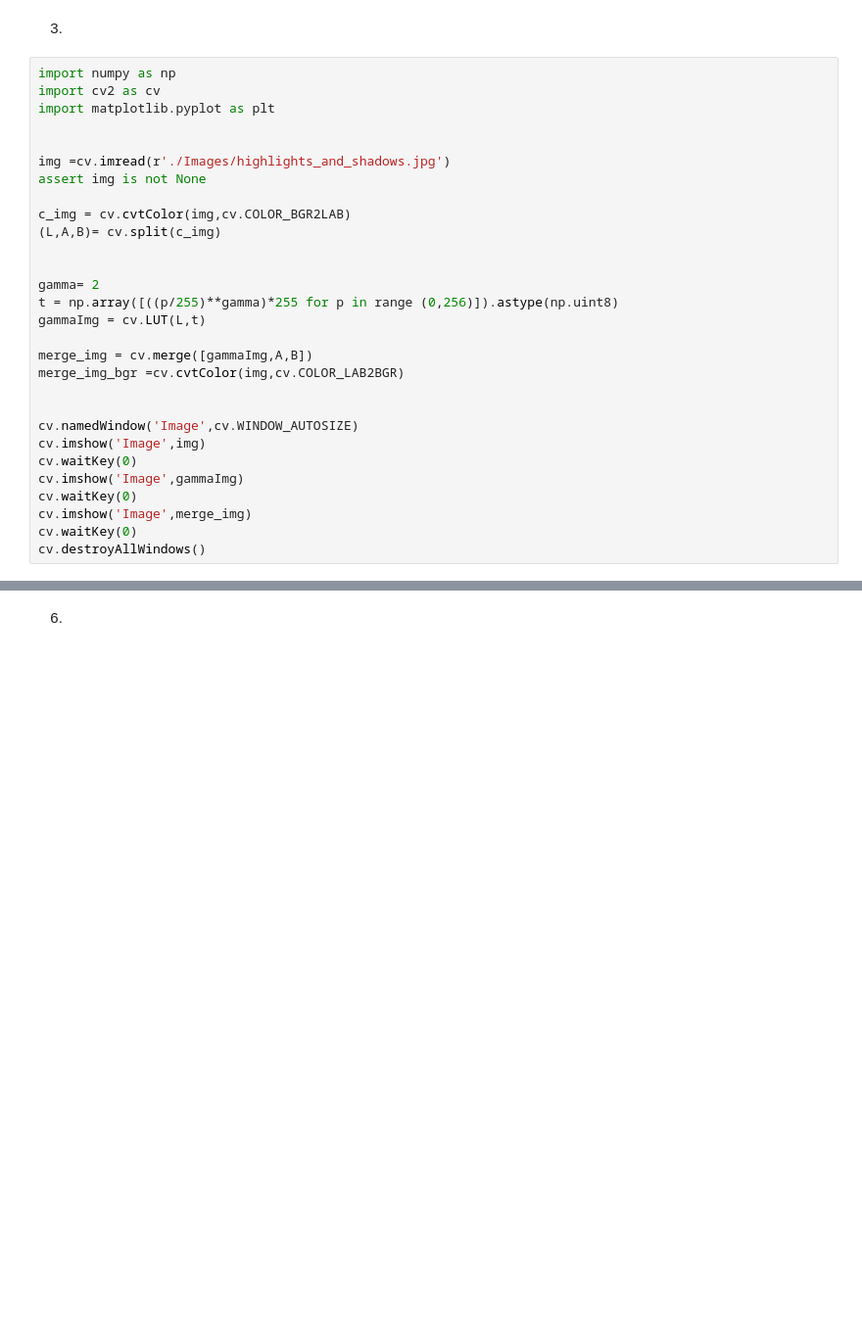
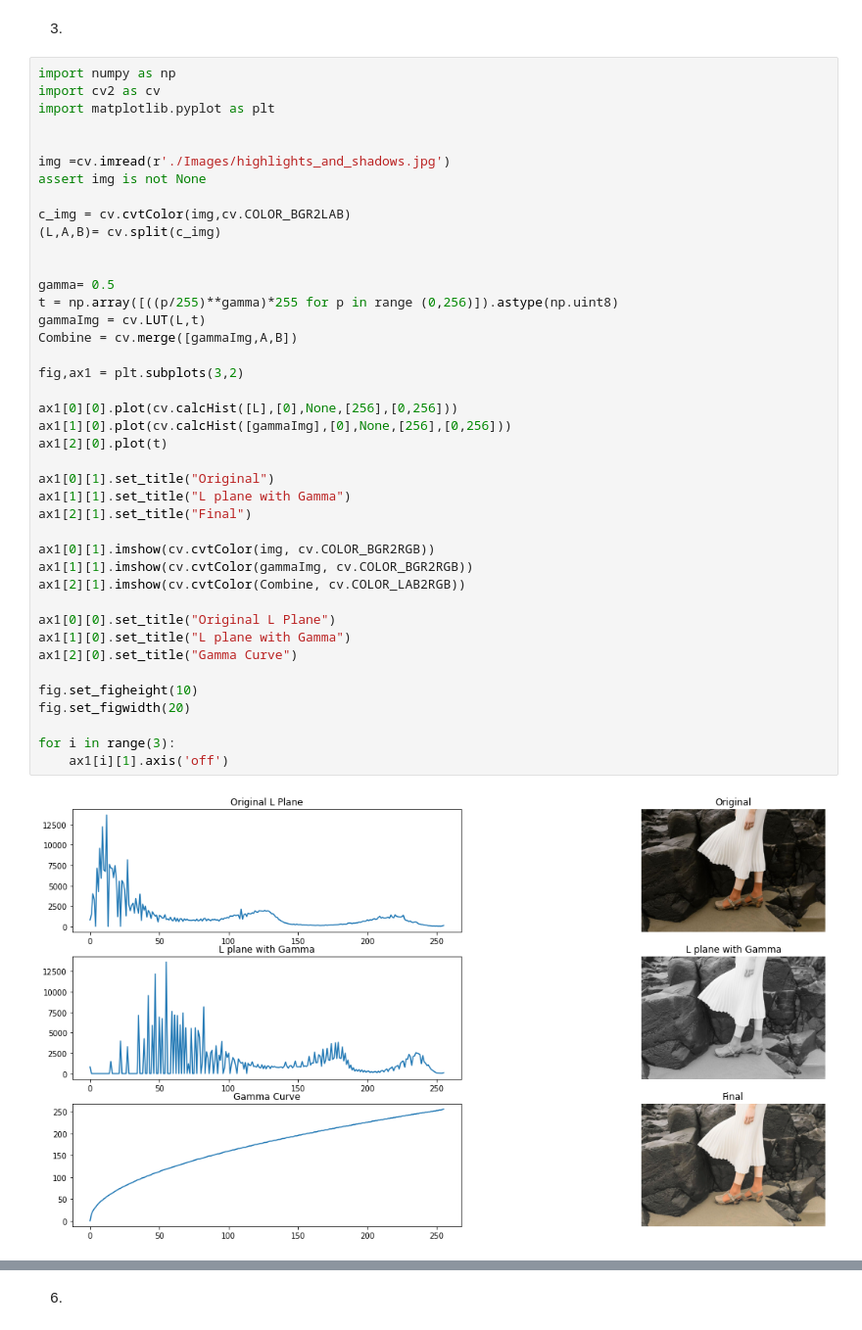
Before and after one commit to Maleeshas/Assignment_Image_Processing_EN2550, a Jupyter notebook: Assignment_01_190595J.ipynb, the cells around one changed output, grey strips where cells are left out. Shown at 98% size. Drawn from its saved outputs; the diff is of its cells as text; blank space fills up the shorter version.

```diff
--- a/Assignment_01_190595J.ipynb
+++ b/Assignment_01_190595J.ipynb
@@ -137,29 +94,43 @@ plt.show()
 # %%
 import numpy as np
 import cv2 as cv
 import matplotlib.pyplot as plt
 
 
 img =cv.imread(r'./Images/highlights_and_shadows.jpg')
 assert img is not None
 
 c_img = cv.cvtColor(img,cv.COLOR_BGR2LAB)
 (L,A,B)= cv.split(c_img)
 
 
-gamma= 2
+gamma= 0.5
 t = np.array([((p/255)**gamma)*255 for p in range (0,256)]).astype(np.uint8)
 gammaImg = cv.LUT(L,t)
+Combine = cv.merge([gammaImg,A,B])
 
-merge_img = cv.merge([gammaImg,A,B])
-merge_img_bgr =cv.cvtColor(img,cv.COLOR_LAB2BGR)
+fig,ax1 = plt.subplots(3,2)
 
+ax1[0][0].plot(cv.calcHist([L],[0],None,[256],[0,256]))
+ax1[1][0].plot(cv.calcHist([gammaImg],[0],None,[256],[0,256]))
+ax1[2][0].plot(t)
 
-cv.namedWindow('Image',cv.WINDOW_AUTOSIZE)
-cv.imshow('Image',img)
-cv.waitKey(0)
-cv.imshow('Image',gammaImg)
-cv.waitKey(0)
-cv.imshow('Image',merge_img)
-cv.waitKey(0)
-cv.destroyAllWindows()
+ax1[0][1].set_title("Original")
+ax1[1][1].set_title("L plane with Gamma")
+ax1[2][1].set_title("Final")
+
+ax1[0][1].imshow(cv.cvtColor(img, cv.COLOR_BGR2RGB))
+ax1[1][1].imshow(cv.cvtColor(gammaImg, cv.COLOR_BGR2RGB))
+ax1[2][1].imshow(cv.cvtColor(Combine, cv.COLOR_LAB2RGB))
+
+ax1[0][0].set_title("Original L Plane")
+ax1[1][0].set_title("L plane with Gamma")
+ax1[2][0].set_title("Gamma Curve")
+
+fig.set_figheight(10)
+fig.set_figwidth(20)
+
+for i in range(3):
+    ax1[i][1].axis('off')
+# %% [output]
+[figure, added]
```
Also changed, not shown: parts of 17 cells of this notebook.
